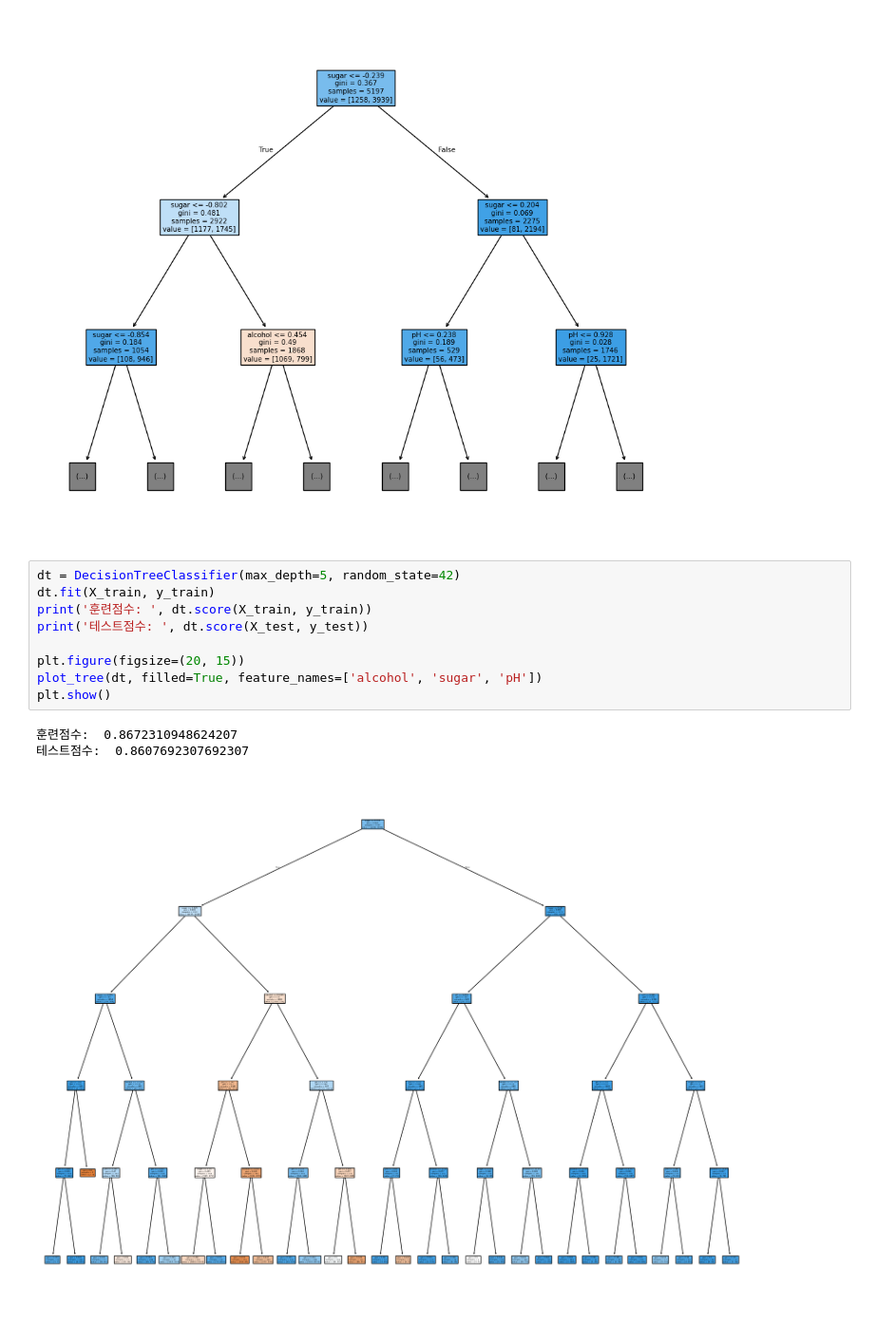
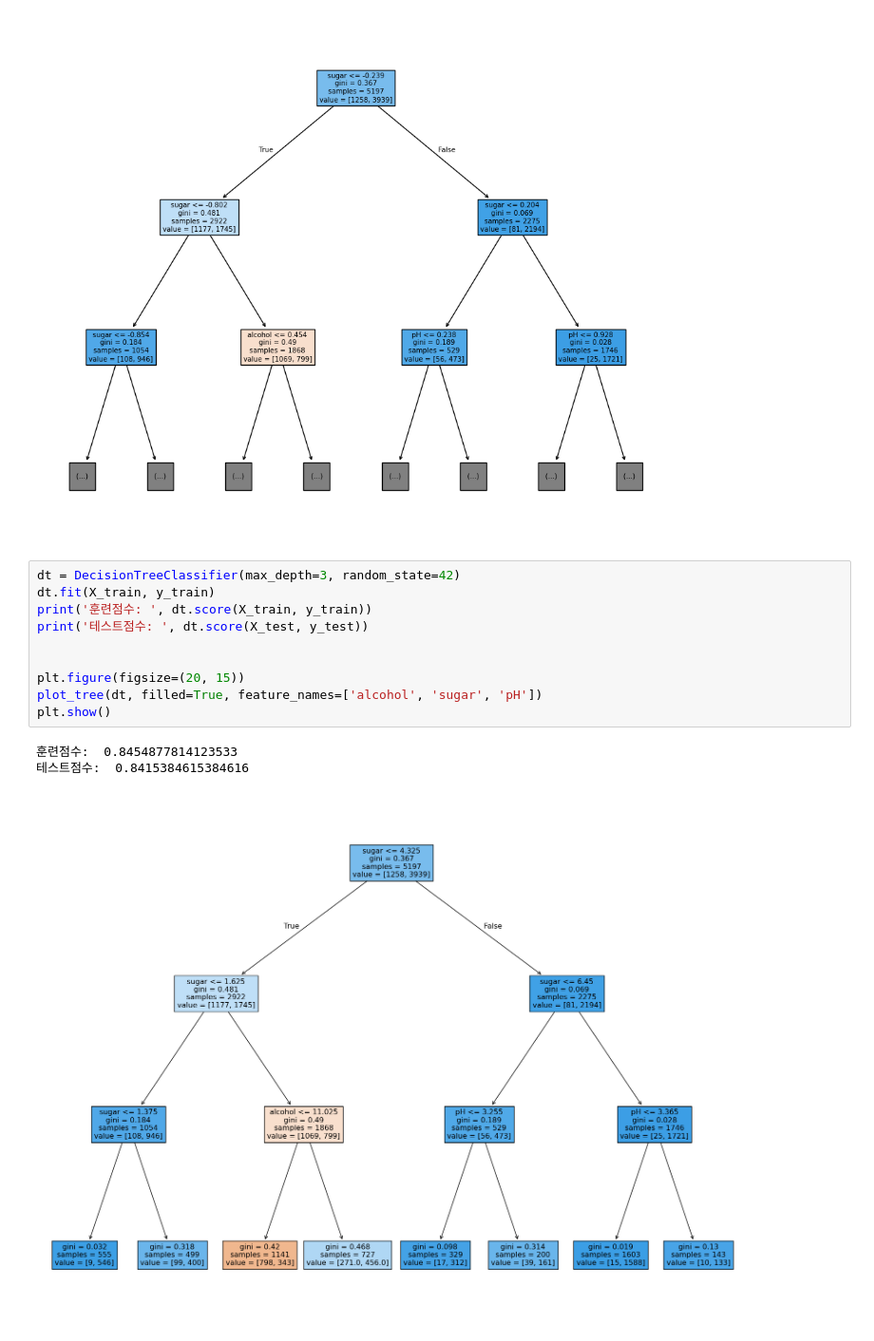
Before and after one commit to verba-neo/gaida-1, a Jupyter notebook: ML/05_descision_tree.ipynb, the cells around one changed output. Shown at 95% size. Saved outputs shown, nothing was run; the diff lists cells and outputs as text.

```diff
--- a/ML/05_descision_tree.ipynb
+++ b/ML/05_descision_tree.ipynb
@@ -97,15 +96,16 @@ plt.show()
 0.3669367279393918
 [figure]
 # %%
-dt = DecisionTreeClassifier(max_depth=5, random_state=42)
+dt = DecisionTreeClassifier(max_depth=3, random_state=42)
 dt.fit(X_train, y_train)
 print('훈련점수: ', dt.score(X_train, y_train))
 print('테스트점수: ', dt.score(X_test, y_test))
 
+
 plt.figure(figsize=(20, 15))
 plot_tree(dt, filled=True, feature_names=['alcohol', 'sugar', 'pH'])
 plt.show()
 # %% [output]
-훈련점수:  0.8672310948624207
-테스트점수:  0.8607692307692307
+훈련점수:  0.8454877814123533
+테스트점수:  0.8415384615384616
-[figure, old version]
+[figure, new version]
```
Also changed, not shown: parts of 13 cells of this notebook, 1 other file.
